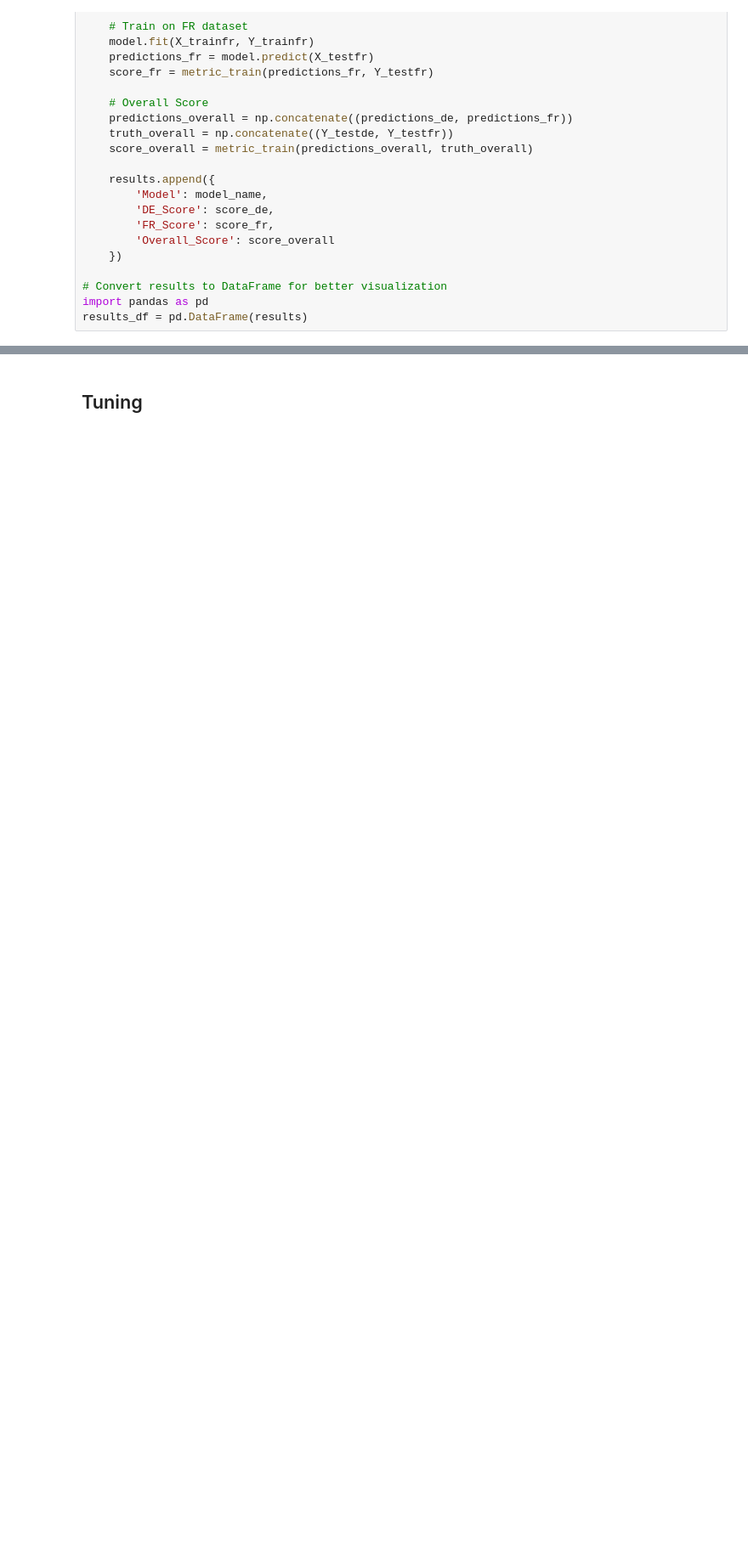
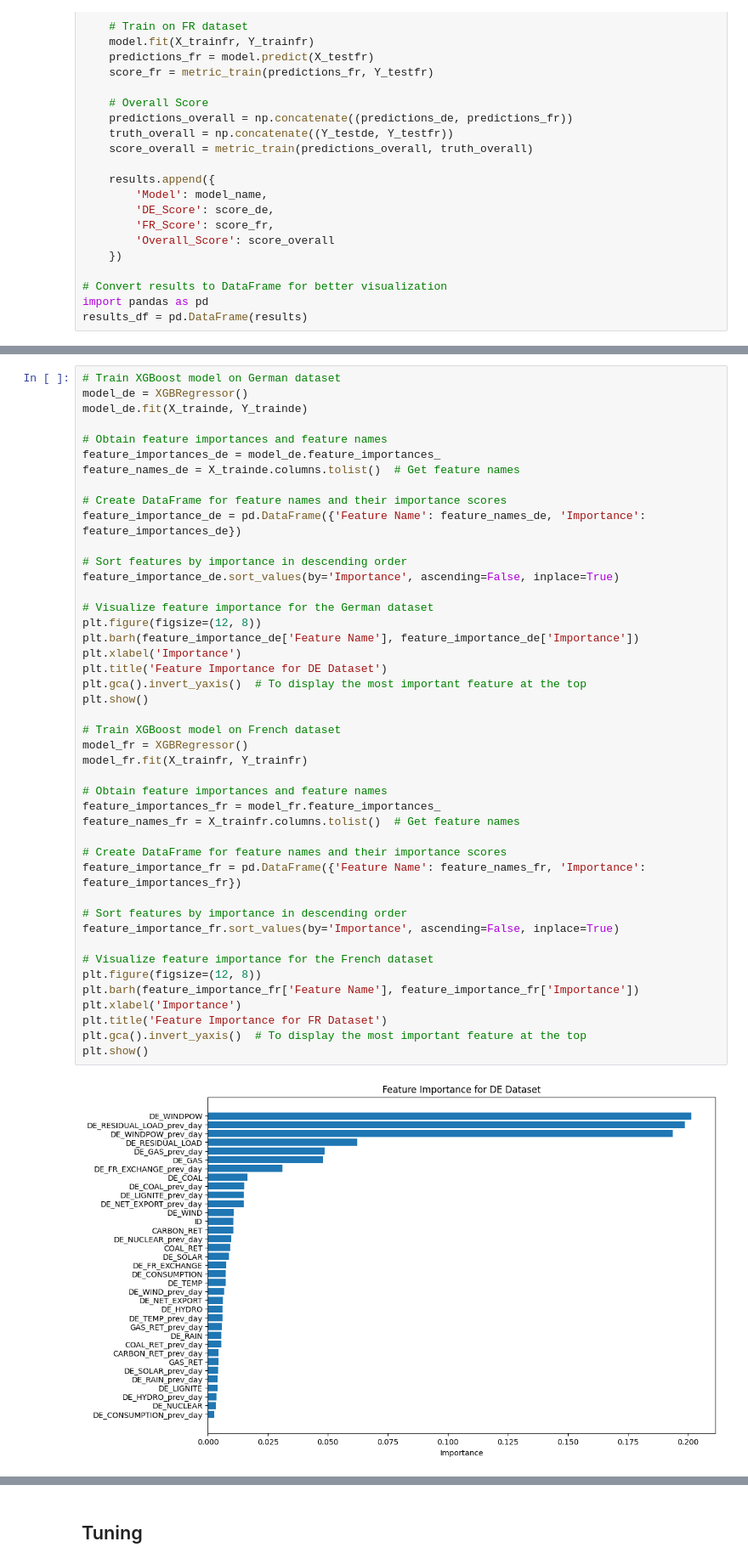
Before and after one commit to xiangyang0608/Ensemble-Learning-Project-G3-T7, a Jupyter notebook: Models/Bagging_FE.ipynb, the cells around one changed output, grey strips where cells are left out. Shown: that part at 85% size. Cells and saved outputs as stored; diff of their text form; blank space fills up the shorter version.

```diff
--- a/Models/Bagging_FE.ipynb
+++ b/Models/Bagging_FE.ipynb
@@ -204,0 +217,46 @@ print(results_df)
+# %%
+# Train XGBoost model on German dataset
+model_de = XGBRegressor()
+model_de.fit(X_trainde, Y_trainde)
+
+# Obtain feature importances and feature names
+feature_importances_de = model_de.feature_importances_
+feature_names_de = X_trainde.columns.tolist()  # Get feature names
+
+# Create DataFrame for feature names and their importance scores
+feature_importance_de = pd.DataFrame({'Feature Name': feature_names_de, 'Importance': feature_importances_de})
+
+# Sort features by importance in descending order
+feature_importance_de.sort_values(by='Importance', ascending=False, inplace=True)
+
+# Visualize feature importance for the German dataset
+plt.figure(figsize=(12, 8))
+plt.barh(feature_importance_de['Feature Name'], feature_importance_de['Importance'])
+plt.xlabel('Importance')
+plt.title('Feature Importance for DE Dataset')
+plt.gca().invert_yaxis()  # To display the most important feature at the top
+plt.show()
+
+# Train XGBoost model on French dataset
+model_fr = XGBRegressor()
+model_fr.fit(X_trainfr, Y_trainfr)
+
+# Obtain feature importances and feature names
+feature_importances_fr = model_fr.feature_importances_
+feature_names_fr = X_trainfr.columns.tolist()  # Get feature names
+
+# Create DataFrame for feature names and their importance scores
+feature_importance_fr = pd.DataFrame({'Feature Name': feature_names_fr, 'Importance': feature_importances_fr})
+
+# Sort features by importance in descending order
+feature_importance_fr.sort_values(by='Importance', ascending=False, inplace=True)
+
+# Visualize feature importance for the French dataset
+plt.figure(figsize=(12, 8))
+plt.barh(feature_importance_fr['Feature Name'], feature_importance_fr['Importance'])
+plt.xlabel('Importance')
+plt.title('Feature Importance for FR Dataset')
+plt.gca().invert_yaxis()  # To display the most important feature at the top
+plt.show()
+# %% [output]
+[figure, added]
```
Also changed, not shown: parts of 9 cells of this notebook.
